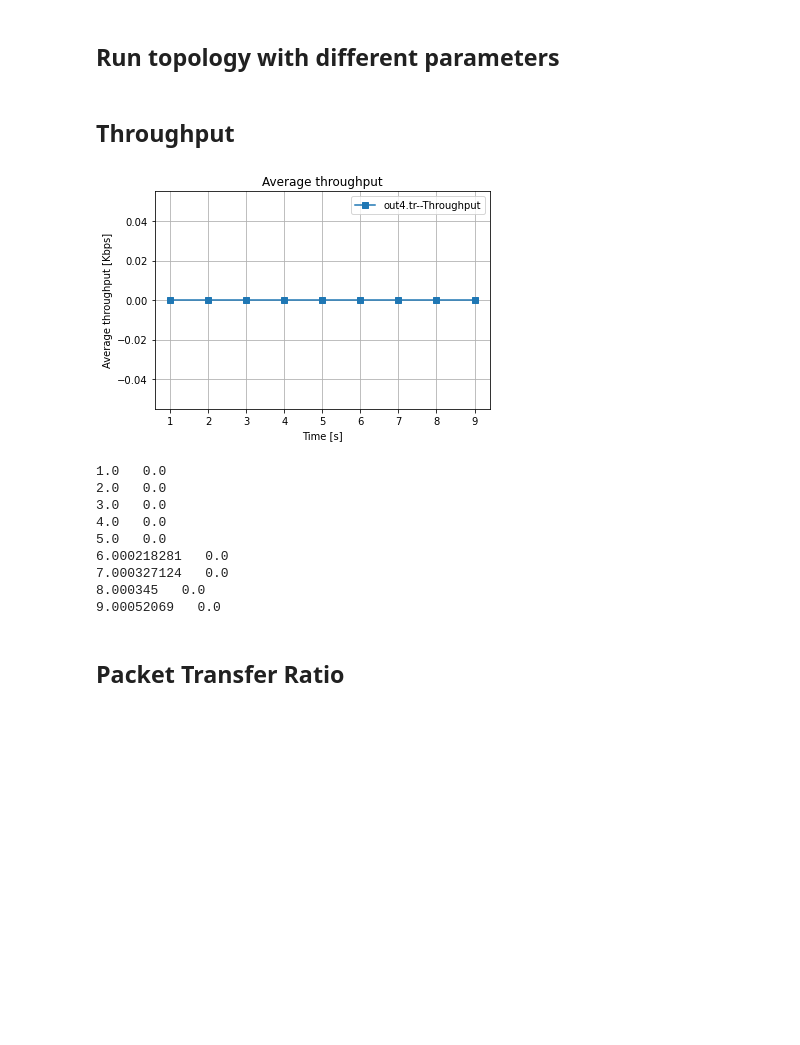
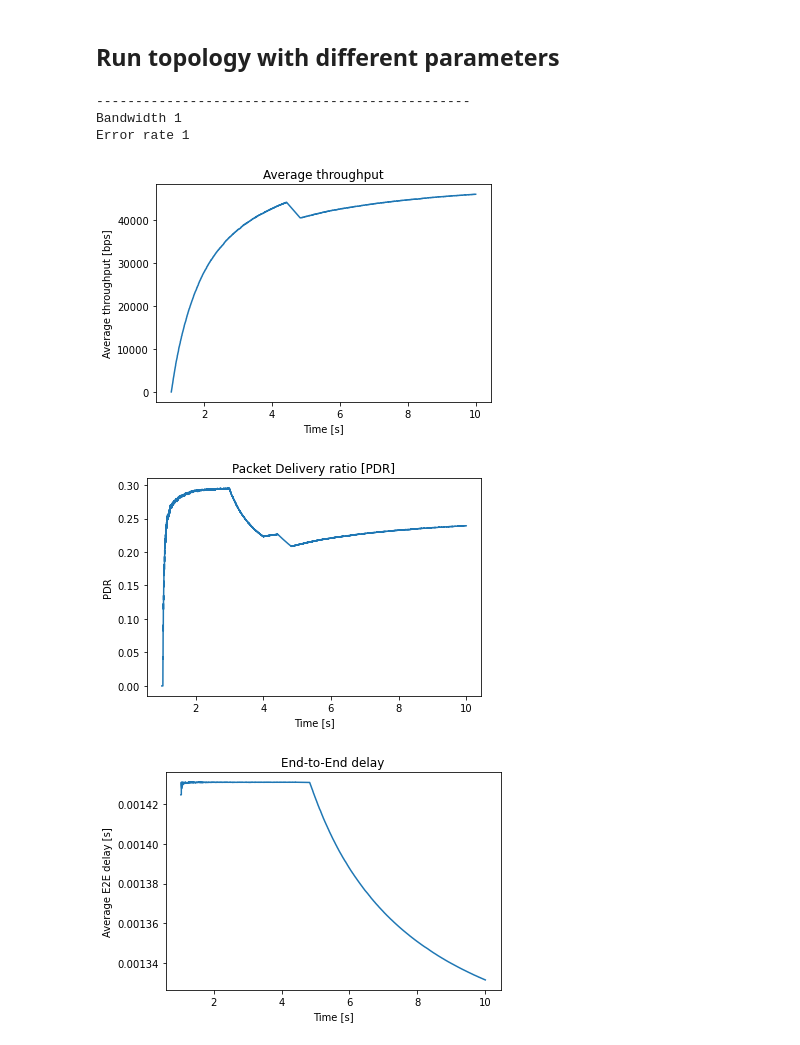
Before and after one commit to mohammadsaadati80/NS2-WLAN, a Jupyter notebook: Analysis.ipynb, the cells around one changed output. Drawn from its saved outputs; the diff is of its cells as text; code cells hidden in the pictures; blank space fills up the shorter version.

Commit message:
Add E2E delay plot

```diff
--- a/Analysis.ipynb
+++ b/Analysis.ipynb
@@ -156,23 +156,3 @@ def decode_ACK(item):
     result['packet_mac_type'] = int(item[12][:len(item[12]) - 1])
 #     print(result)
     return result
-# %%
-def analysis_tr():
-    decoded_lines = []
-
-    with codecs.open(TRACE_FILENAME, "r", "UTF8") as inputFile:
-        inputFile=inputFile.readlines()
-    for line in inputFile:
-        item = line.split(" ");
-        if item[7] == 'cbr':
-            decoded_lines.append(decode_cbr(item))
-        elif item[7] == 'AODV':
-            decoded_lines.append(decode_AODV(item))
-        elif item[7] == 'ARP':
-            decoded_lines.append(decode_ARP(item))
-        elif item[7] == 'RTS':
-            decoded_lines.append(decode_RTS(item))
-        elif item[7] == 'CTS':
-            decoded_lines.append(decode_CTS(item))
-        elif item[7] == 'ACK':
-            decoded_lines.append(decode_ACK(item))
@@ -181,53 +252,37 @@ def analysis_tr():
 # %%
 bandwidths = [1.5, 55, 155]
 f1 = open("base_topology_1.txt", "r")
 base_topology_1 = f1.read()
 f2 = open("base_topology_2.txt", "r")
 base_topology_2 = f2.read()
 
 def create_tcl(bandwidth, i):
     if i == 10: error_rate = "0.00001"
     else : error_rate = "0.00000" + str(i)
     s = "Mac/Simple set bandwidth_ " + str(bandwidth) + "Mb\n"
     s += base_topology_1
     s += "\n" + "set error_rate " + str(error_rate) + "                   ;#error rate of sending\n"
     s += base_topology_2
     f = open("topo.tcl", "w")
     f.write(s)
     f.close()
 
 def run_tcl():
     os.system('ns topt.tcl')
 
-for bandwidth in bandwidths:
-    for i in range(1,11):
-        create_tcl(bandwidth, i)
-        run_tcl()
-#         analysis_tr()
+# for bandwidth in bandwidths:
+#     for i in range(1,11):
+#         create_tcl(bandwidth, i)
+#         run_tcl()
+#         analysis_tr(bandwidth, i)
+
+create_tcl(1.5, 1)
+run_tcl()
+analysis_tr(1.5, 1)
+# %% [output]
+------------------------------------------------
+Bandwidth 1
+Error rate 1
+[figure, added]
+[figure, added]
+[figure, added]
-# %% [markdown]
-## Throughput
-# %%
-#Throughput
-throughput1=tr.Throughput(TRACE_FILENAME,'33')
-throughput1.sample()#eedelay2.sample(1.5) for sampling with step=1.5
-throughput1.plot()
-#getting data
-time=throughput1.time_sample
-throughput=throughput1.throughput_sample
-idx=0
-for instant in time:
-    print(instant,' ',throughput[idx])
-    idx+=1
-# %% [output]
-[figure, removed]
-1.0   0.0
-2.0   0.0
-3.0   0.0
-4.0   0.0
-5.0   0.0
-6.000218281   0.0
-7.000327124   0.0
-8.000345   0.0
-9.00052069   0.0
-# %% [markdown]
-## Packet Transfer Ratio
```
Also changed, not shown: parts of 6 cells of this notebook, 1 other file.
